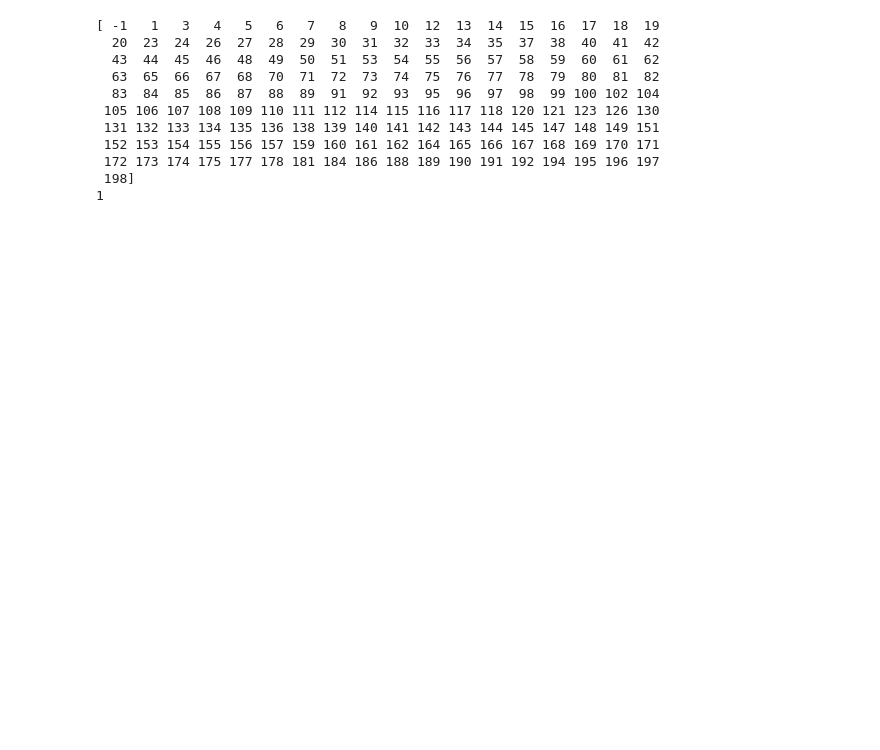
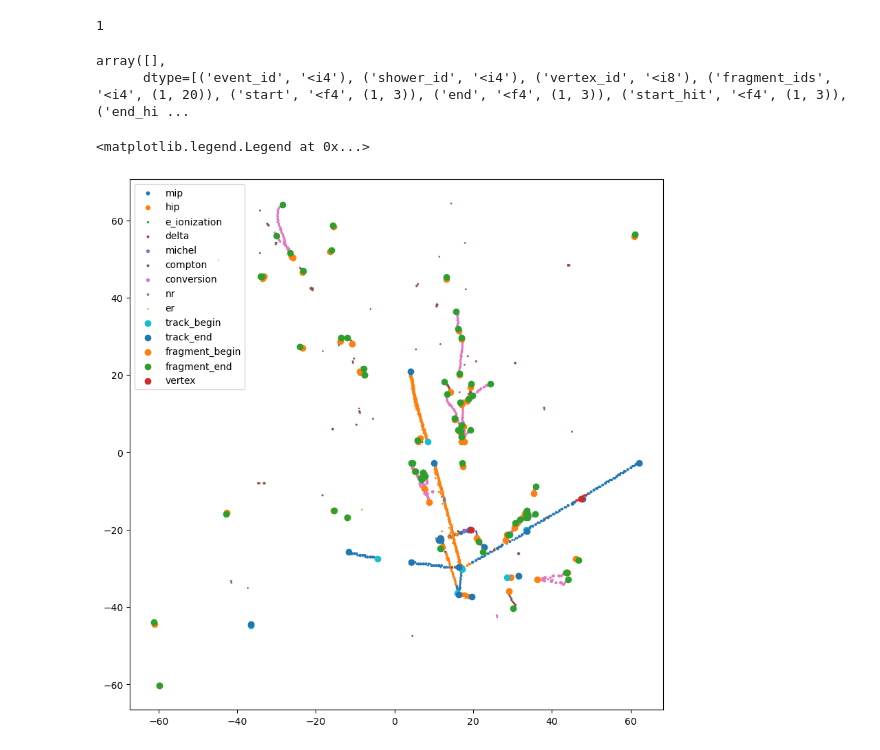
Before and after one commit to Neutron-Calibration-in-DUNE/ArrakisND, a Jupyter notebook: notebooks/test_arrakis.ipynb, the cells around one changed output. Drawn from its saved outputs; the diff is of its cells as text; code cells hidden in the pictures; blank space fills up the shorter version.

Commit message:
updated caf creation, started working on showers

```diff
--- a/notebooks/test_arrakis.ipynb
+++ b/notebooks/test_arrakis.ipynb
@@ -37,13 +45,19 @@ charge = flow_file['charge/calib_final_hits/data']
 charge_backtrack = flow_file['mc_truth/calib_final_hit_backtrack/data']
 arrakis_charge = arrakis_file['charge/calib_final_hits/data']
 arrakis_segment_charge = arrakis_file['charge_segment/calib_final_hits/data']
+arrakis_tracks = arrakis_file['standard_record/track']
+arrakis_fragments = arrakis_file['standard_record/fragment']
 
+arrakis_neutrino = arrakis_file['standard_record/neutrino']
 events = np.unique(arrakis_charge['event_id'])
-print(events)
 event = events[1]
 print(event)
 event_mask = (arrakis_charge['event_id'] == event)
+event_track_mask = (arrakis_tracks['event_id'] == event)
+event_fragment_mask = (arrakis_fragments['event_id'] == event)
 charge_event = charge[event_mask]
+track_event = arrakis_tracks[event_track_mask]
+fragment_event = arrakis_fragments[event_fragment_mask]
 charge_backtrack_event = charge_backtrack[event_mask]
 arrakis_event = arrakis_charge[event_mask]
 physics_labels = {
@@ -67,14 +81,4 @@ topology_labels = {
     3: 'blip'
 }
 # %% [output]
-[ -1   1   3   4   5   6   7   8   9  10  12  13  14  15  16  17  18  19
-  20  23  24  26  27  28  29  30  31  32  33  34  35  37  38  40  41  42
-  43  44  45  46  48  49  50  51  53  54  55  56  57  58  59  60  61  62
-  63  65  66  67  68  70  71  72  73  74  75  76  77  78  79  80  81  82
-  83  84  85  86  87  88  89  91  92  93  95  96  97  98  99 100 102 104
- 105 106 107 108 109 110 111 112 114 115 116 117 118 120 121 123 126 130
- 131 132 133 134 135 136 138 139 140 141 142 143 144 145 147 148 149 151
- 152 153 154 155 156 157 159 160 161 162 164 165 166 167 168 169 170 171
- 172 173 174 175 177 178 181 184 186 188 189 190 191 192 194 195 196 197
- 198]
 1
@@ -92,3 +85,8 @@ topology_labels = {
+# %%
+arrakis_file['standard_record']['shower'][:]
+# %% [output]
+array([],
+      dtype=[('event_id', '<i4'), ('shower_id', '<i4'), ('vertex_id', '<i8'), ('fragment_ids', '<i4', (1, 20)), ('start', '<f4', (1, 3)), ('end', '<f4', (1, 3)), ('start_hit', '<f4', (1, 3)), ('end_hi ...
 # %%
 
 event_x = charge_event['x']
@@ -104,6 +102,48 @@ event_tracklette_end = arrakis_event['tracklette_end']
 event_fragment_begin = arrakis_event['fragment_begin']
 event_fragment_end = arrakis_event['fragment_end']
 event_vertex = arrakis_event['vertex']
+# %%
+tracks = np.any(event_topology == 1).astype(int)
+fig, axs = plt.subplots(figsize=(10,10))
+for label in np.unique(event_physics):
+    # if label != -1:
+    #     continue
+    axs.scatter(
+        event_x[(event_physics == label)],
+        event_z[(event_physics == label)],
+        label=physics_labels[label],
+        s=event_Q[(event_physics == label)] / 10
+    )
+axs.scatter(
+    event_x[(event_tracklette_begin == 1)],
+    event_z[(event_tracklette_begin == 1)],
+    label='track_begin'
+)
+axs.scatter(
+    event_x[(event_tracklette_end == 1)],
+    event_z[(event_tracklette_end == 1)],
+    label='track_end'
+)
+axs.scatter(
+    event_x[(event_fragment_begin == 1)],
+    event_z[(event_fragment_begin == 1)],
+    label='fragment_begin'
+)
+axs.scatter(
+    event_x[(event_fragment_end == 1)],
+    event_z[(event_fragment_end == 1)],
+    label='fragment_end'
+)
+axs.scatter(
+    event_x[(event_vertex == 1)],
+    event_z[(event_vertex == 1)],
+    label='vertex'
+)
+# axs.set_xlim([-25,-10])
+plt.legend()
+# %% [output]
+<matplotlib.legend.Legend at 0x...>
+[figure, added]
 # %%
 tracks = np.any(event_topology == 1).astype(int)
 fig, axs = plt.subplots(figsize=(10,10))
```
Also changed, not shown: parts of 22 cells of this notebook, 25 other files.
